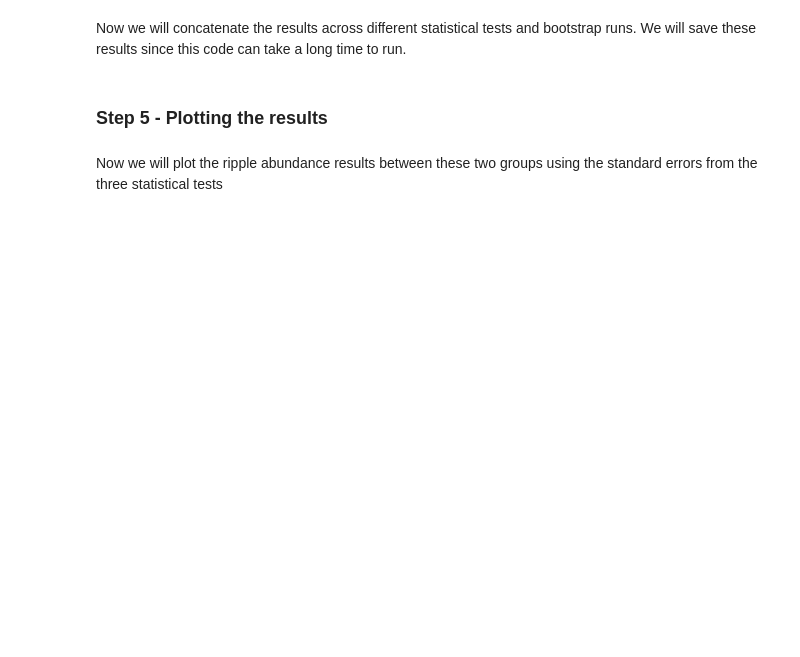
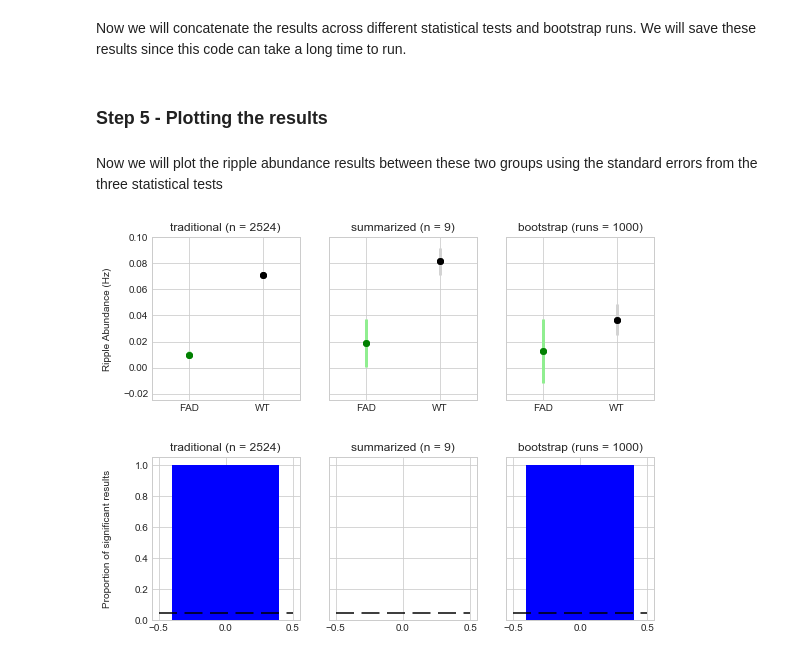
Before and after one commit to stephprince/Hierarchical-Bootstrap-Paper, a Jupyter notebook: hierarchical-bootstrap-ripple-abundance-test.ipynb, the cells around one changed output. Cells and saved outputs as stored; diff of their text form; code cells hidden in the pictures; blank space fills up the shorter version.

```diff
--- a/hierarchical-bootstrap-ripple-abundance-test.ipynb
+++ b/hierarchical-bootstrap-ripple-abundance-test.ipynb
@@ -247,5 +249,5 @@ Now we will get the bootstrapped samples and probability for the hierarchical bo
 # %%
-n_runs = 10
+n_runs = 1000
 bootstrap_results = np.zeros((n_runs,3))
 
 for i in np.arange(n_runs):
@@ -333,30 +326,33 @@ Now we will plot the ripple abundance results between these two groups using the
 # %%
 labels = ['traditional (n = {})'.format(np.size(data_WT.riprates) + np.size(data_FAD.riprates)),
           'summarized (n = {})'.format(np.size(mean_an_WT) + np.size(mean_an_FAD)),
-          'bootstrap (runs = {})'.format(n_runs)]
+          'bootstrap (runs = {})'.format(np.shape(results)[0])]
 xlabels = ['FAD', 'WT']
 plt.style.use('seaborn-whitegrid')
 
 #plot data with means and sems for all statistical tests
 fig, axs = plt.subplots(1, 3, figsize=(9, 3), sharey=True)
 fig.text(0.05, 0.5, 'Ripple Abundance (Hz)', va='center',rotation=90)
 counter = 0
 for i in np.arange(0,6,2): #5XFAD are all the odds
     axs[counter].errorbar(0, np.mean(mean_results[:,i]), yerr=sem_summaries[i], fmt='o', color='green', ecolor='lightgreen', elinewidth=3, capsize=0);
     axs[counter].errorbar(1, np.mean(mean_results[:,i+1]), yerr=sem_summaries[i+1], fmt='o', color='black', ecolor='lightgray', elinewidth=3, capsize=0);
     axs[counter].scatter('FAD', np.mean(mean_results[:,i]), color='green')
     axs[counter].scatter('WT', np.mean(mean_results[:,i+1]), color='black')
     axs[counter].set_title(labels[counter])
     axs[counter].set_ylim(-0.025,0.1)
     axs[counter].set_xlim(-0.5,1.5)
     counter += 1
 
 #plot proportion of significant results for all statistical tests
 fig, axs = plt.subplots(1, 3, figsize=(9, 3), sharey=True)
 fig.text(0.05, 0.5, 'Proportion of significant results', va='center',rotation=90)
 counter = 0
 for i in np.arange(0,3):
     axs[counter].bar(0,prop_of_sig_results[i], color='blue')
     axs[counter].set_title(labels[counter])
     axs[counter].plot([-0.5, 0.5],[0.05, 0.05],color='k',dashes=[12,5],label = '5% level')
     counter += 1
+# %% [output]
+[figure, added]
+[figure, added]
```
Also changed, not shown: parts of 4 cells of this notebook.
